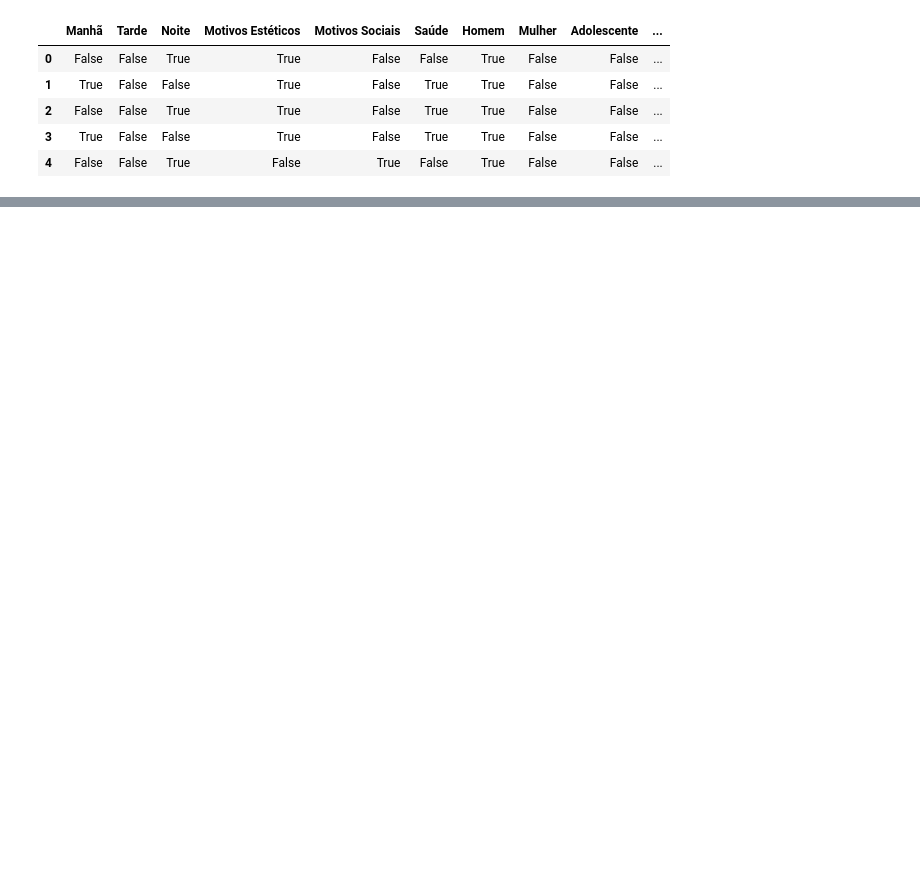
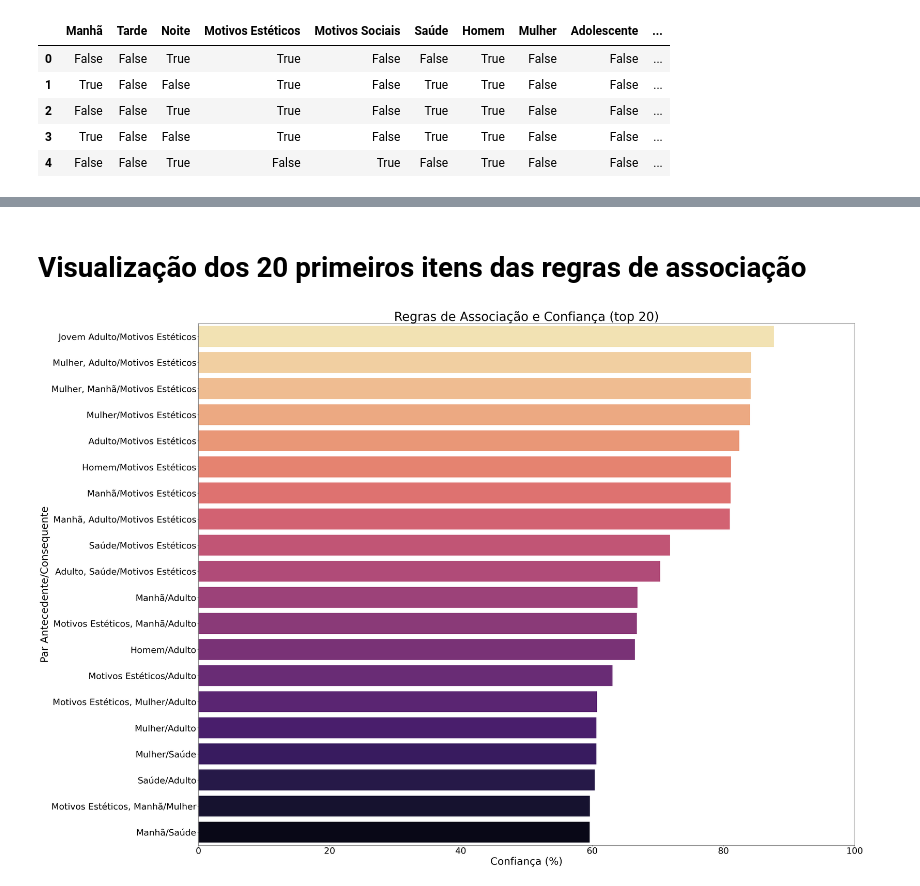
Before and after one commit to n3vrmr/world-gym, a Jupyter notebook: relatório/Análise de dados com técnicas de Machine Learning.ipynb, the cells around one changed output, grey strips where cells are left out. Saved outputs shown, nothing was run; the diff lists cells and outputs as text; code cells hidden in the pictures; blank space fills up the shorter version.

```diff
--- a/relatório/Análise de dados com técnicas de Machine Learning.ipynb
+++ b/relatório/Análise de dados com técnicas de Machine Learning.ipynb
@@ -350,0 +417,25 @@ associations
+# %%
+graphing_dict = {"col1":["Jovem Adulto/Motivos Estéticos",
+                         "Mulher, Adulto/Motivos Estéticos",
+                         "Mulher, Manhã/Motivos Estéticos",
+                         "Mulher/Motivos Estéticos",
+                         "Adulto/Motivos Estéticos",
+                         "Homem/Motivos Estéticos",
+                         "Manhã/Motivos Estéticos",
+                         "Manhã, Adulto/Motivos Estéticos",
+                         "Saúde/Motivos Estéticos",
+                         "Adulto, Saúde/Motivos Estéticos",
+                         "Manhã/Adulto",
+                         "Motivos Estéticos, Manhã/Adulto",
+                         "Homem/Adulto",
+                         "Motivos Estéticos/Adulto",
+                         "Motivos Estéticos, Mulher/Adulto",
+                         "Mulher/Adulto","Mulher/Saúde",
+                         "Saúde/Adulto",
+                         "Motivos Estéticos, Manhã/Mulher",
+                         "Manhã/Saúde"],
+                 "col2":[0.8773*100,0.8421*100,0.8418*100,0.8404*100,0.8242*100,
+                         0.8117*100,0.8109*100,0.8098*100,0.7188*100,0.7037*100,
+                         0.6691*100,0.6682*100,0.6653*100,0.6311*100,0.6076*100,
+                         0.6064*100,0.6064*100,0.6038*100,0.5964*100,0.5963*100]}
+graphing_dict
@@ -350,0 +460,3 @@ associations
+# %%
+graphing_prep = pd.DataFrame(graphing_dict)
+graphing_prep
@@ -350,0 +481,13 @@ associations
+# %% [markdown]
+# Visualização dos 20 primeiros itens das regras de associação
+# %%
+plt.figure(figsize=(40,32))
+ax = sns.barplot(data=graphing_prep,x="col2",y="col1",palette="magma_r")
+ax.axes.set_title("Regras de Associação e Confiança (top 20)",fontsize=42) # title
+ax.set_xlabel("Confiança (%)",fontsize=35) # x axis label
+ax.set_ylabel("Par Antecedente/Consequente",fontsize=35) # y axis label
+ax.tick_params(labelsize=30)
+ax.set_xlim(left=0.0,right=100.0)
+plt.show()
+# %% [output]
+[figure, added]
```
Also changed, not shown: parts of 28 cells of this notebook.
